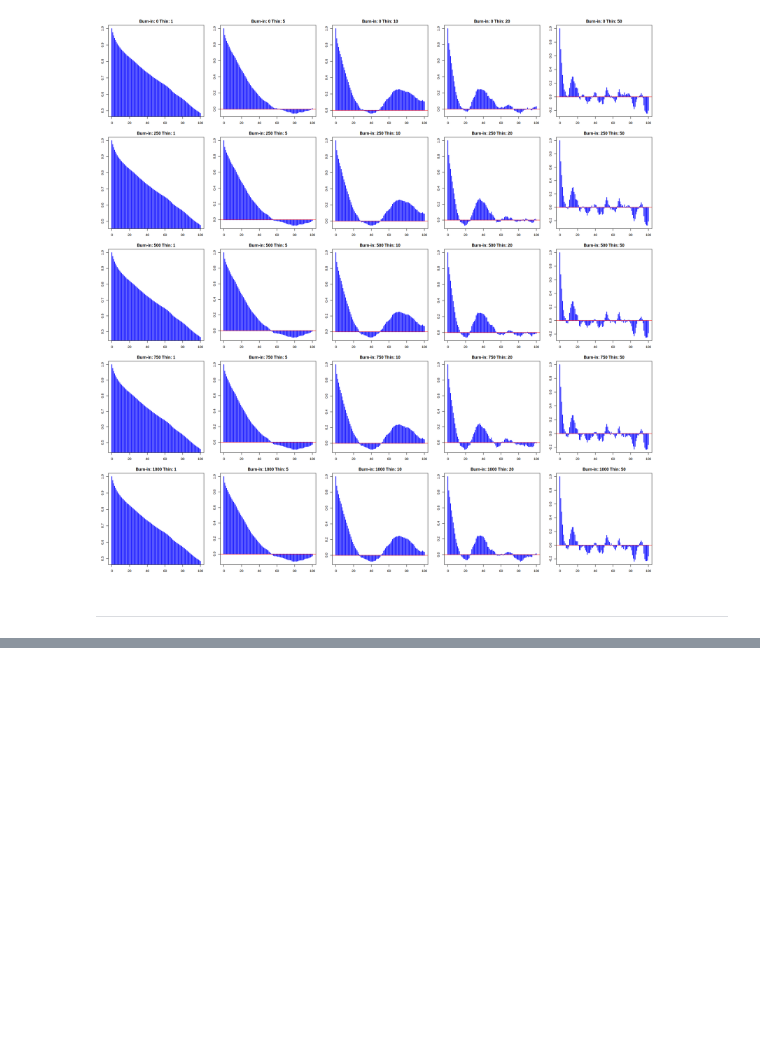
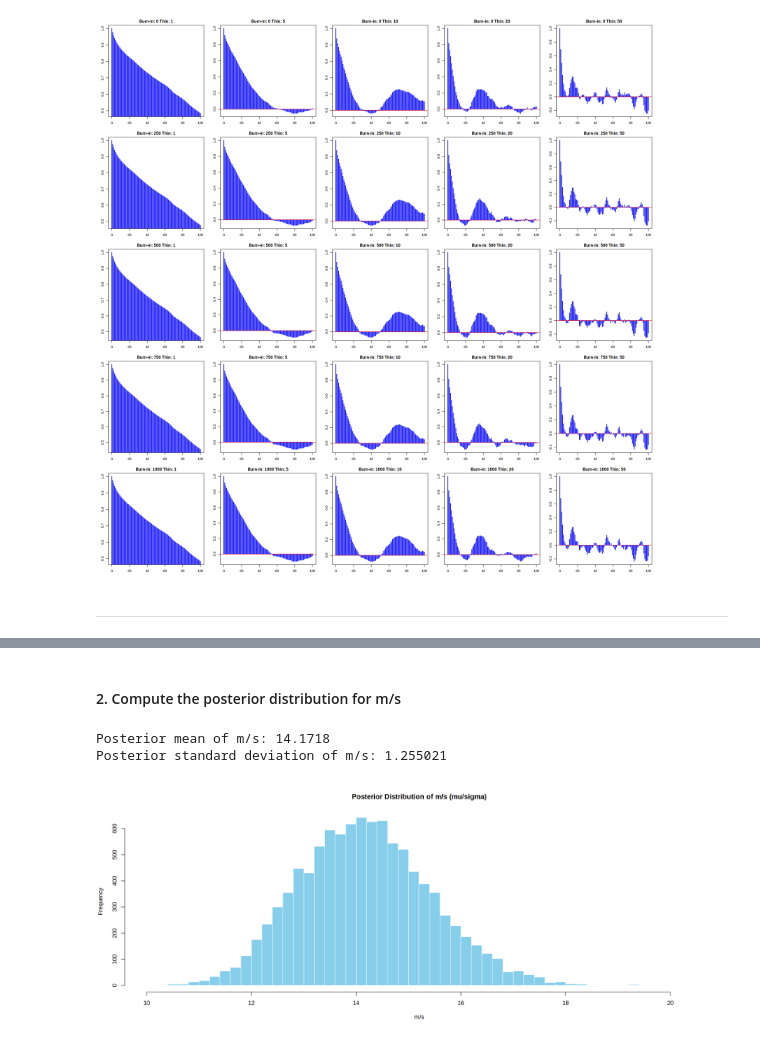
Before and after one commit to seccobenedetto/ex_Advanced_Statistics, a Jupyter notebook: lab_5/lab_5_test.ipynb, the cells around one changed output, grey strips where cells are left out. Cells and saved outputs as stored; diff of their text form; code cells hidden in the pictures; blank space fills up the shorter version.

```diff
--- a/lab_5/lab_5_test.ipynb
+++ b/lab_5/lab_5_test.ipynb
@@ -170,0 +235,27 @@ for (burn in burnin_values) {
+# %% [markdown]
+#### 2. Compute the posterior distribution for m/s
+# %%
+# samples for all variables
+samples_matrix <- as.matrix(chain)
+ratio_samples <- samples_matrix[, "m_over_s"]   # extract the 'ratio' column
+
+# Plot the posterior distribution
+options(repr.plot.width = 18, repr.plot.height = 7)
+hist(ratio_samples,
+     breaks = 50,
+     col = "skyblue",
+     border = "white",
+     main = "Posterior Distribution of m/s (mu/sigma)",
+     xlab = "m/s")
+
+# Compute summary statistics
+posterior_mean <- mean(ratio_samples)
+posterior_sd <- sd(ratio_samples)
+
+# Print results
+cat("Posterior mean of m/s:", posterior_mean, "\n")
+cat("Posterior standard deviation of m/s:", posterior_sd, "\n")
+# %% [output]
+Posterior mean of m/s: 14.1718
+Posterior standard deviation of m/s: 1.255021
+[figure, added]
```
Also changed, not shown: parts of 10 cells of this notebook, 2 other files.
